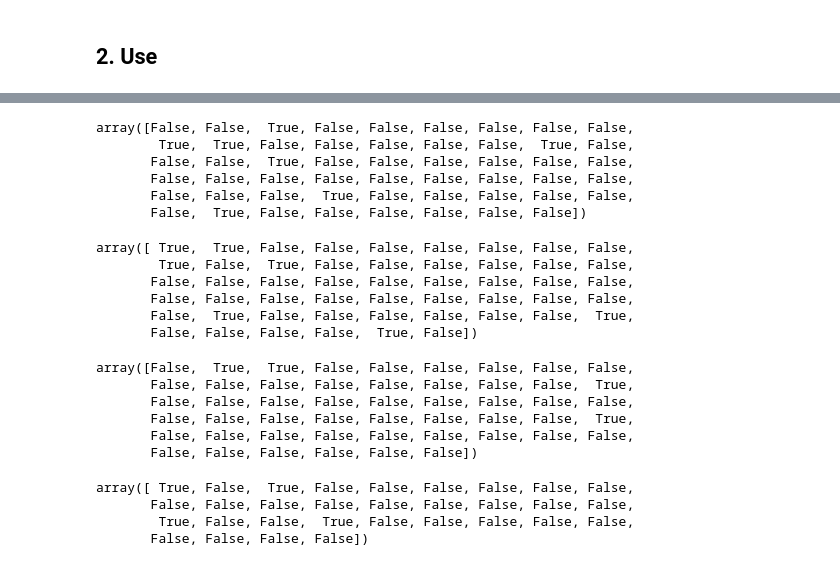
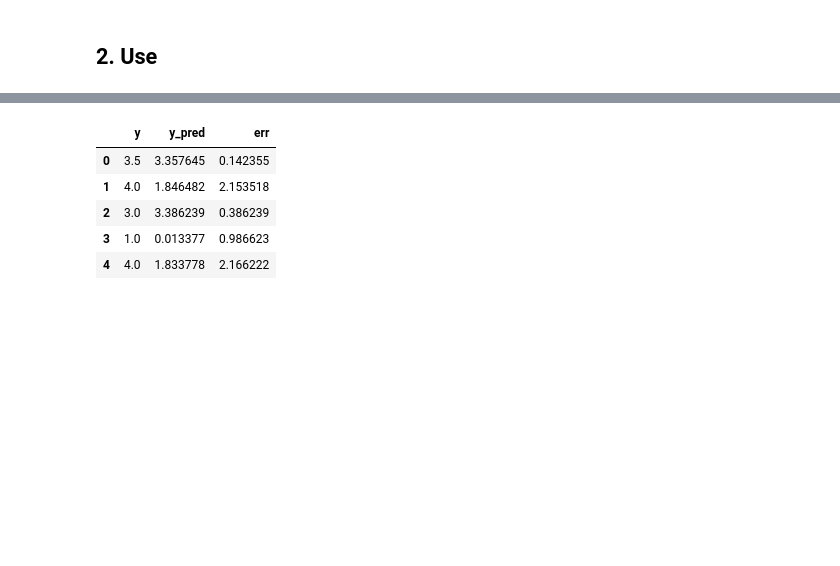
Before and after one commit to formegusto/research-recommendation-system, a Jupyter notebook: 4. Matrix Factorization (Stochastic Gradient Descent).ipynb, the cells around one changed output, grey strips where cells are left out. Cells and saved outputs as stored; diff of their text form; code cells hidden in the pictures; blank space fills up the shorter version.

```diff
--- a/4. Matrix Factorization (Stochastic Gradient Descent).ipynb
+++ b/4. Matrix Factorization (Stochastic Gradient Descent).ipynb
@@ -390,34 +449,26 @@ array(['Fight Club (1999)', 'Shawshank Redemption, The (1994)',
-# %%
-np.isin(best_movies,target_movies)
-# %% [output]
-array([False, False,  True, False, False, False, False, False, False,
-        True,  True, False, False, False, False, False,  True, False,
-       False, False,  True, False, False, False, False, False, False,
-       False, False, False, False, False, False, False, False, False,
-       False, False, False,  True, False, False, False, False, False,
-       False,  True, False, False, False, False, False, False])
-# %%
-np.isin(target_movies,best_movies)
-# %% [output]
-array([ True,  True, False, False, False, False, False, False, False,
-        True, False,  True, False, False, False, False, False, False,
-       False, False, False, False, False, False, False, False, False,
-       False, False, False, False, False, False, False, False, False,
-       False,  True, False, False, False, False, False, False,  True,
-       False, False, False, False,  True, False])
-# %%
-np.isin(target_movies,worst_movies)
-# %% [output]
-array([False,  True,  True, False, False, False, False, False, False,
-       False, False, False, False, False, False, False, False,  True,
-       False, False, False, False, False, False, False, False, False,
-       False, False, False, False, False, False, False, False,  True,
-       False, False, False, False, False, False, False, False, False,
-       False, False, False, False, False, False])
-# %%
-np.isin(worst_movies,target_movies)
-# %% [output]
-array([ True, False,  True, False, False, False, False, False, False,
-       False, False, False, False, False, False, False, False, False,
-        True, False, False,  True, False, False, False, False, False,
-       False, False, False, False])
+# %%
+# 결론적으로는 Latent Factor를 훈련시켜서
+# 평점 예측기 모델을 만들게 된 것.
+
+# 테스트 데이터에 대한 평점 예측 손실 값 MSE
+mse_history = []
+xi, yi = model.test_datas.nonzero()
+predicted = model.get_whole_prediction()
+test_loss = 0
+for x, y in zip(xi, yi):
+    test_data = model.test_datas[x, y]
+    pred = predicted[x, y]
+    err = test_data - pred
+    loss = np.power(err, 2)
+    mse_history.append([test_data, pred, abs(err)])
+    test_loss += loss
+
+anal_df = pd.DataFrame(mse_history, columns=['y', 'y_pred', 'err'])
+anal_df.head()
+# %% [output]
+|  | y | y_pred | err |
+| 0 | 3.5 | 3.357645 | 0.142355 |
+| 1 | 4.0 | 1.846482 | 2.153518 |
+| 2 | 3.0 | 3.386239 | 0.386239 |
+| 3 | 1.0 | 0.013377 | 0.986623 |
+| 4 | 4.0 | 1.833778 | 2.166222 |
```
Also changed, not shown: parts of 23 cells of this notebook, 1 other file.
